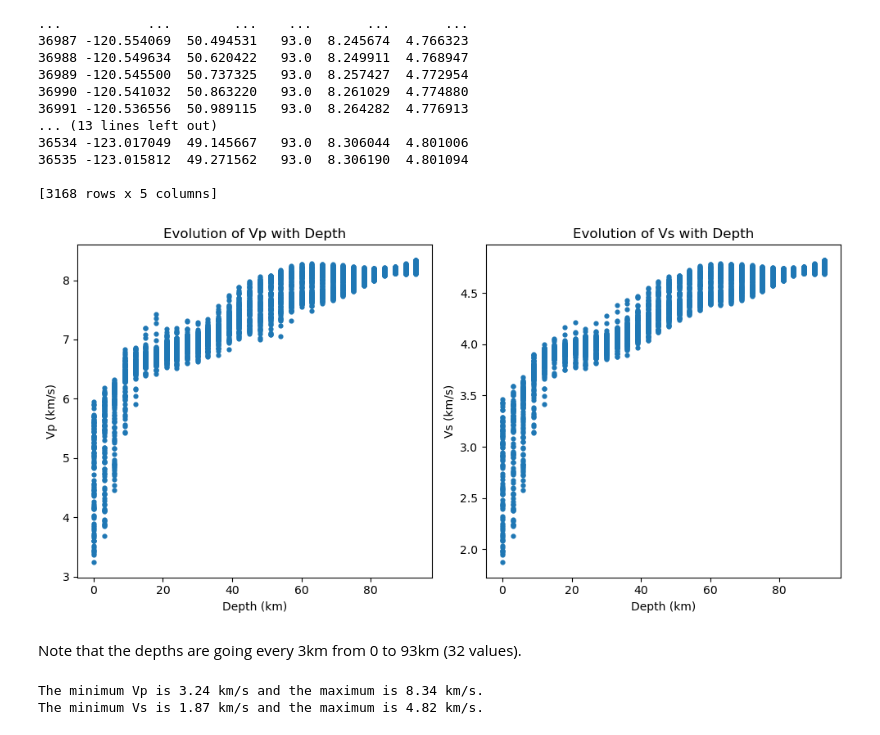
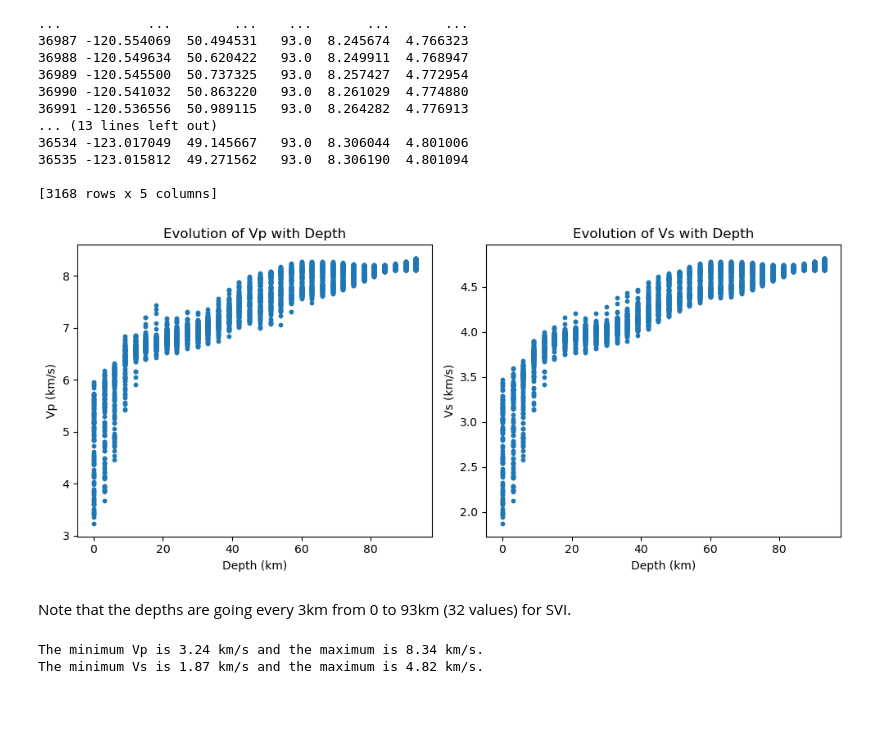
Before and after one commit to papinlois/sw4, a Jupyter notebook: project/NonLinLoc/VelModel_NLLoc.ipynb, the cells around one changed output. Saved outputs shown, nothing was run; the diff lists cells and outputs as text; code cells hidden in the pictures; blank space fills up the shorter version.

```diff
--- a/project/NonLinLoc/VelModel_NLLoc.ipynb
+++ b/project/NonLinLoc/VelModel_NLLoc.ipynb
@@ -179,21 +165,21 @@ print(velmodel_subset)
 # %%
 # How the velocities varies with the depth
 df = velmodel_subset
-fig, (ax1, ax2) = plt.subplots(1, 2, figsize=(10, 5))
-ax1.scatter(df['depth'], df['vp'], s=12)
+fig, (ax1, ax2) = plt.subplots(1, 2, figsize=(10, 4.5))
+ax1.scatter(df['depth'], df['vp'], s=10)
 ax1.set_xlabel('Depth (km)')
 ax1.set_ylabel('Vp (km/s)')
 ax1.set_title('Evolution of Vp with Depth')
-ax2.scatter(df['depth'], df['vs'], s=12)
+ax2.scatter(df['depth'], df['vs'], s=10)
 ax2.set_xlabel('Depth (km)')
 ax2.set_ylabel('Vs (km/s)')
 ax2.set_title('Evolution of Vs with Depth')
 plt.tight_layout()
 plt.show()
 # %% [output]
-[figure, old version]
+[figure, new version]
 # %% [markdown]
-Note that the depths are going every 3km from 0 to 93km (32 values).
+Note that the depths are going every 3km from 0 to 93km (32 values) for SVI.
 # %%
 # Maximum and minimum velocities
 print(f"The minimum Vp is {np.min(velmodel_subset['vp']):.2f} km/s and the maximum is {np.max(velmodel_subset['vp']):.2f} km/s.")
```
Also changed, not shown: parts of 13 cells of this notebook, 2 other files.
